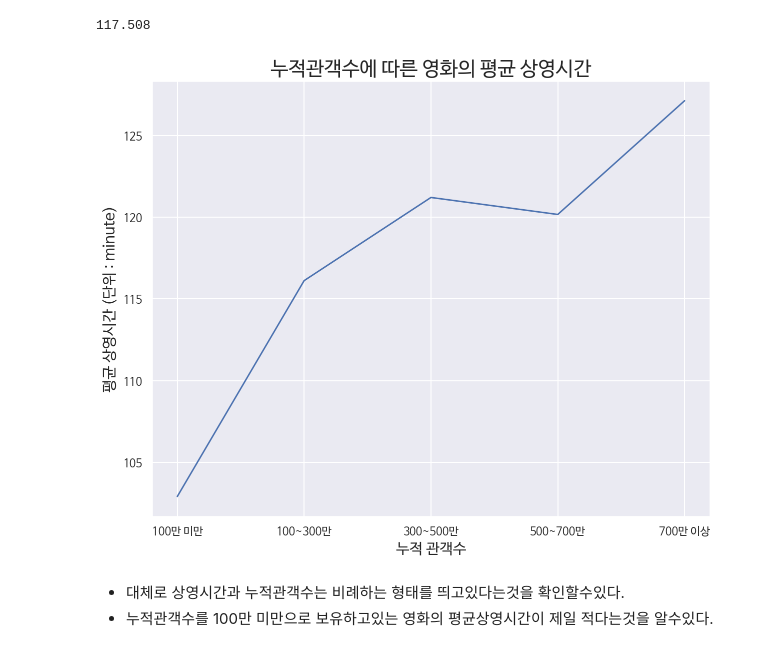
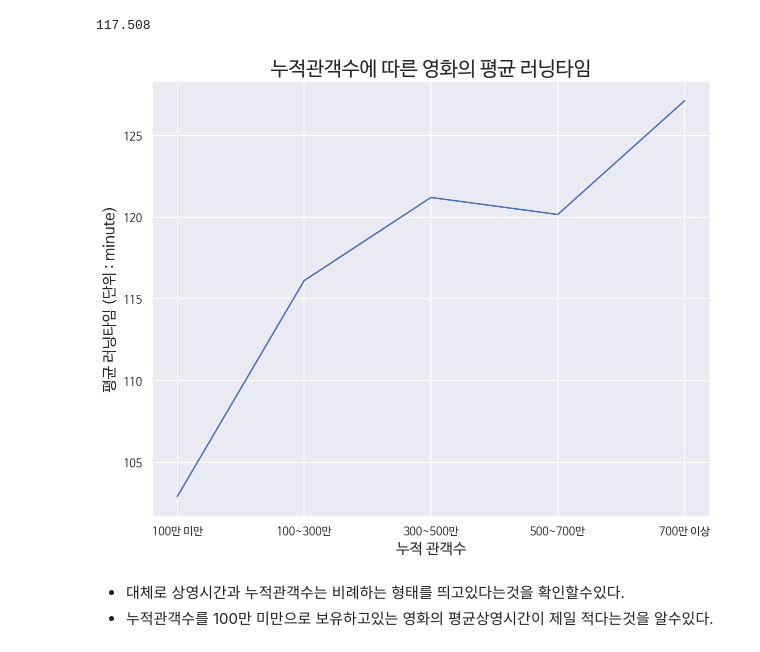
Before and after one commit to suyeee/DE_Project, a Jupyter notebook: 네이버_영화_분석.ipynb, the cells around one changed output. Cells and saved outputs as stored; diff of their text form; code cells hidden in the pictures.

```diff
--- a/네이버_영화_분석.ipynb
+++ b/네이버_영화_분석.ipynb
@@ -2017,21 +2047,21 @@ df3_mean.iloc[1:,1].mean()
 # %%
 # lineplot
 plt.rc('font', family='NanumBarunGothic')
 
 plt.figure(figsize = (10,8))
 
 x = df3_mean.iloc[1:,0]
 y = df3_mean.iloc[1:,1]
 
 plt.plot(x, y)
 
 plt.xlabel('누적 관객수', fontsize=15)
-plt.ylabel("평균 상영시간 (단위 : minute)" , fontsize=15)
-plt.title("누적관객수에 따른 영화의 평균 상영시간", fontsize = 20)
+plt.ylabel("평균 러닝타임 (단위 : minute)" , fontsize=15)
+plt.title("누적관객수에 따른 영화의 평균 러닝타임", fontsize = 20)
 
 plt.show()
 # %% [output]
-[figure, old version]
+[figure, new version]
 # %% [markdown]
 - 대체로 상영시간과 누적관객수는 비례하는 형태를 띄고있다는것을 확인할수있다.
 - 누적관객수를 100만 미만으로 보유하고있는 영화의 평균상영시간이 제일 적다는것을 알수있다.
```
Also changed, not shown: parts of 8 cells of this notebook.
